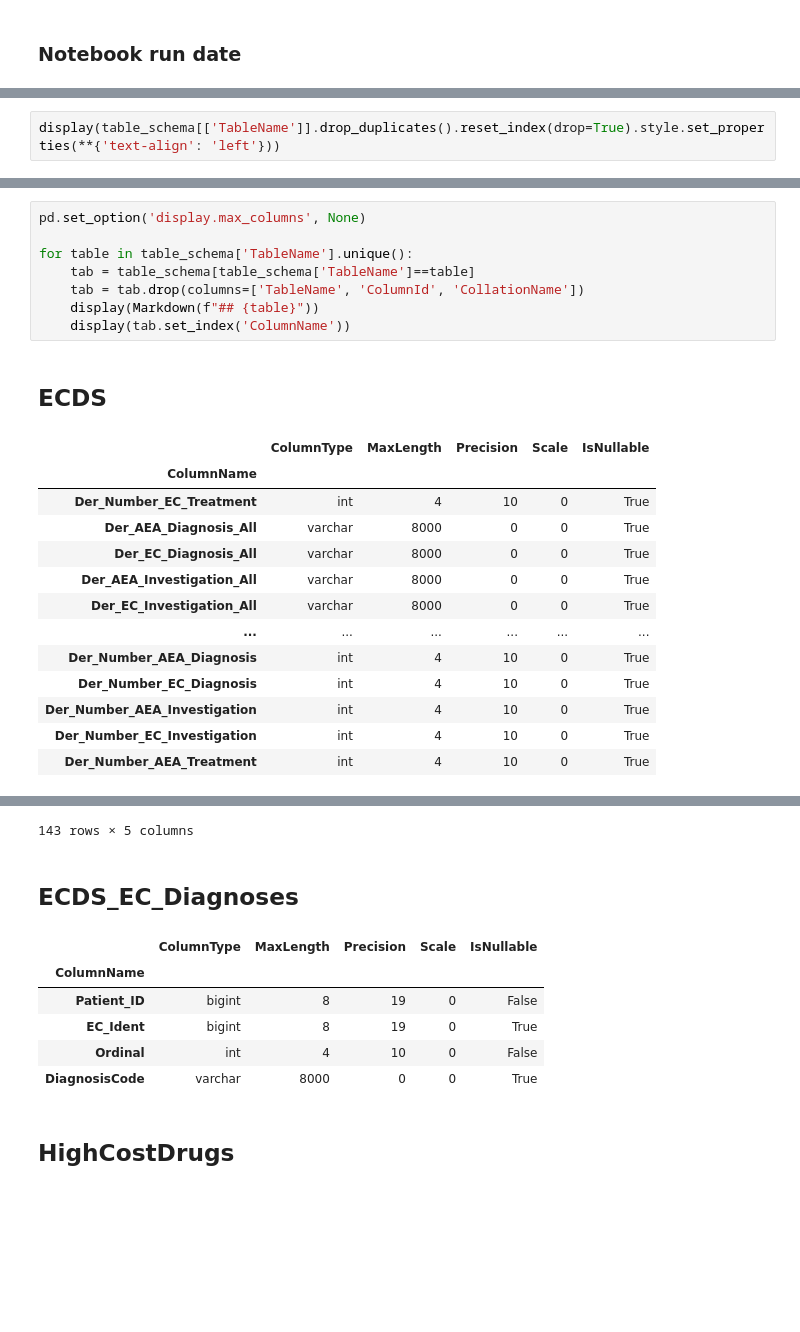
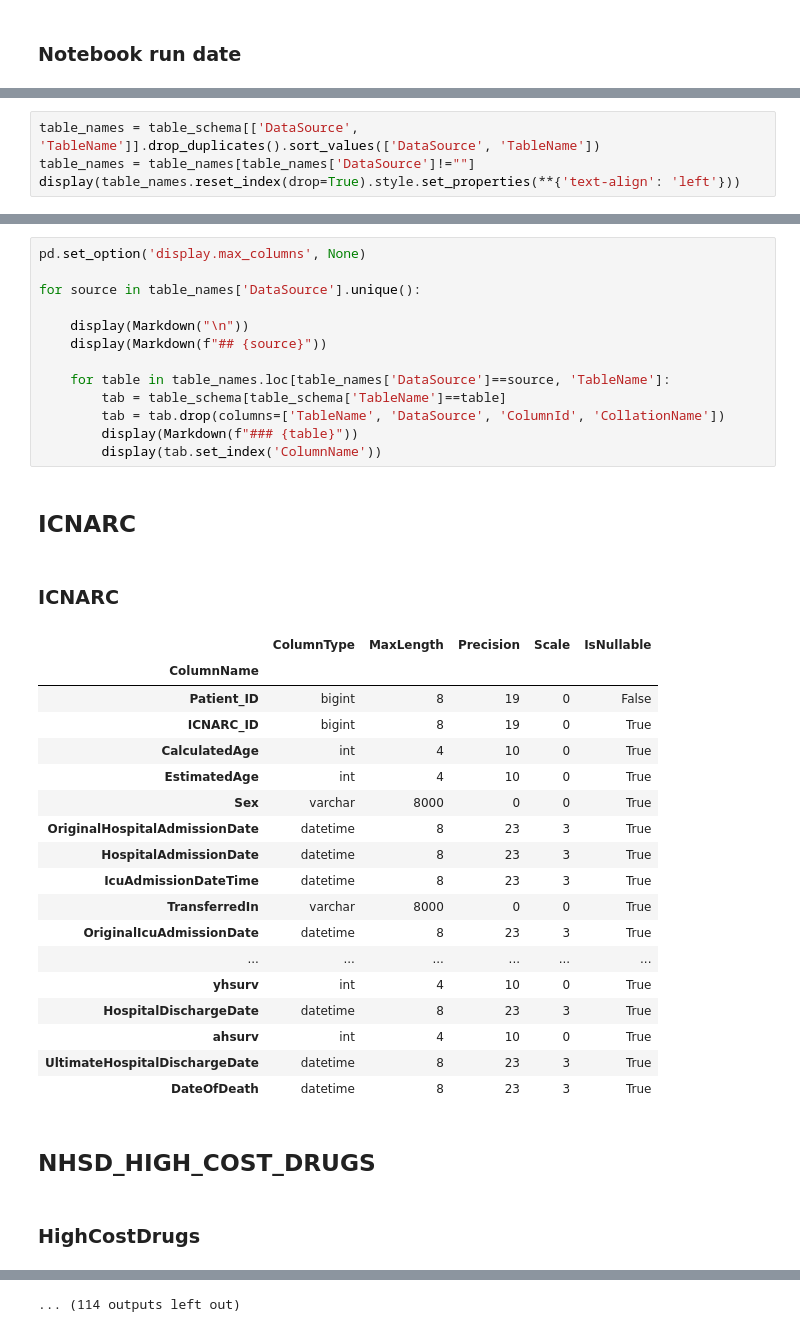
Before and after one commit to opensafely/database-notebooks, a Jupyter notebook: notebooks/database-schema.ipynb, the cells around one changed output, grey strips where cells are left out. Saved outputs shown, nothing was run; the diff lists cells and outputs as text; blank space fills up the shorter version.

Commit message:
add data source to notebook

```diff
--- a/notebooks/database-schema.ipynb
+++ b/notebooks/database-schema.ipynb
@@ -63,4 +63,6 @@ The schema for each table contains the following info:
 * `IsNullable`, are Null values accepted.
 # %%
-display(table_schema[['TableName']].drop_duplicates().reset_index(drop=True).style.set_properties(**{'text-align': 'left'}))
+table_names = table_schema[['DataSource', 'TableName']].drop_duplicates().sort_values(['DataSource', 'TableName'])
+table_names = table_names[table_names['DataSource']!=""]
+display(table_names.reset_index(drop=True).style.set_properties(**{'text-align': 'left'}))
 # %% [output]
@@ -84,23 +86,36 @@ display(table_schema[['TableName']].drop_duplicates().reset_index(drop=True).sty
 # %%
 pd.set_option('display.max_columns', None)
 
-for table in table_schema['TableName'].unique():
-    tab = table_schema[table_schema['TableName']==table]
-    tab = tab.drop(columns=['TableName', 'ColumnId', 'CollationName'])
-    display(Markdown(f"## {table}"))
-    display(tab.set_index('ColumnName'))
+for source in table_names['DataSource'].unique():
+
+    display(Markdown("\n"))
+    display(Markdown(f"## {source}"))
+
+    for table in table_names.loc[table_names['DataSource']==source, 'TableName']:
+        tab = table_schema[table_schema['TableName']==table]
+        tab = tab.drop(columns=['TableName', 'DataSource', 'ColumnId', 'CollationName'])
+        display(Markdown(f"### {table}"))
+        display(tab.set_index('ColumnName'))
 # %% [output]
-## ECDS
+## ICNARC
+### ICNARC
 |  | ColumnType | MaxLength | Precision | Scale | IsNullable |
 | ColumnName |  |  |  |  |  |
-| Der_Number_EC_Treatment | int | 4 | 10 | 0 | True |
-| Der_AEA_Diagnosis_All | varchar | 8000 | 0 | 0 | True |
-| Der_EC_Diagnosis_All | varchar | 8000 | 0 | 0 | True |
-| Der_AEA_Investigation_All | varchar | 8000 | 0 | 0 | True |
-| Der_EC_Investigation_All | varchar | 8000 | 0 | 0 | True |
+| Patient_ID | bigint | 8 | 19 | 0 | False |
+| ICNARC_ID | bigint | 8 | 19 | 0 | True |
+| CalculatedAge | int | 4 | 10 | 0 | True |
+| EstimatedAge | int | 4 | 10 | 0 | True |
+| Sex | varchar | 8000 | 0 | 0 | True |
+| OriginalHospitalAdmissionDate | datetime | 8 | 23 | 3 | True |
+| HospitalAdmissionDate | datetime | 8 | 23 | 3 | True |
+| IcuAdmissionDateTime | datetime | 8 | 23 | 3 | True |
+| TransferredIn | varchar | 8000 | 0 | 0 | True |
+| OriginalIcuAdmissionDate | datetime | 8 | 23 | 3 | True |
 | ... | ... | ... | ... | ... | ... |
-| Der_Number_AEA_Diagnosis | int | 4 | 10 | 0 | True |
-| Der_Number_EC_Diagnosis | int | 4 | 10 | 0 | True |
-| Der_Number_AEA_Investigation | int | 4 | 10 | 0 | True |
-| Der_Number_EC_Investigation | int | 4 | 10 | 0 | True |
-| Der_Number_AEA_Treatment | int | 4 | 10 | 0 | True |
+| yhsurv | int | 4 | 10 | 0 | True |
+| HospitalDischargeDate | datetime | 8 | 23 | 3 | True |
+| ahsurv | int | 4 | 10 | 0 | True |
+| UltimateHospitalDischargeDate | datetime | 8 | 23 | 3 | True |
+| DateOfDeath | datetime | 8 | 23 | 3 | True |
+## NHSD_HIGH_COST_DRUGS
+### HighCostDrugs
@@ -107,9 +169 @@ for table in table_schema['TableName'].unique():
-143 rows × 5 columns
+... (114 outputs left out)
-## ECDS_EC_Diagnoses
-|  | ColumnType | MaxLength | Precision | Scale | IsNullable |
-| ColumnName |  |  |  |  |  |
-| Patient_ID | bigint | 8 | 19 | 0 | False |
-| EC_Ident | bigint | 8 | 19 | 0 | True |
-| Ordinal | int | 4 | 10 | 0 | False |
-| DiagnosisCode | varchar | 8000 | 0 | 0 | True |
-## HighCostDrugs
```
Also changed, not shown: parts of 5 cells of this notebook, 1 other file.
